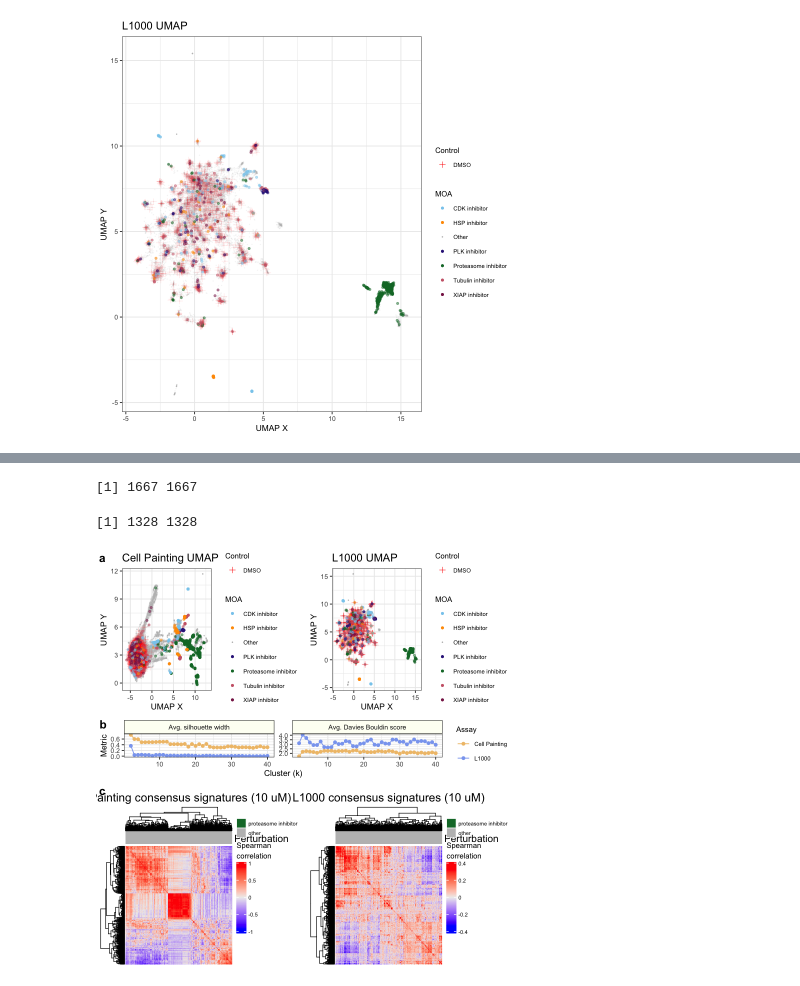
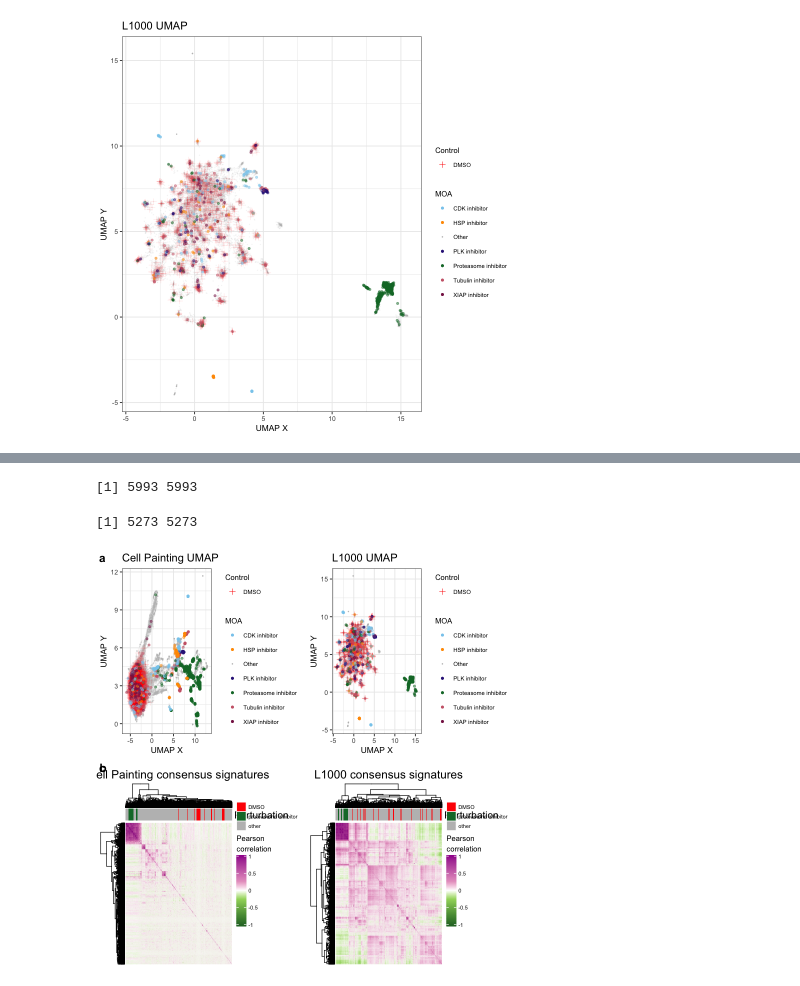
Before and after one commit to broadinstitute/lincs-profiling-complementarity, a Jupyter notebook: 6.paper_figures/figure3.ipynb, the cells around one changed output, grey strips where cells are left out. Cells and saved outputs as stored; diff of their text form; code cells hidden in the pictures.

Commit message:
update heatmap colors

```diff
--- a/6.paper_figures/figure3.ipynb
+++ b/6.paper_figures/figure3.ipynb
@@ -156,12 +85,13 @@ l1000_df <- load_consensus_signatures(assay = "l1000", data_dir = consensus_dir)
 # %%
+# Select DMSO samples and compound treatments with >=10uM
 cp_subset_df <- cp_df %>%
-    dplyr::filter((Metadata_dose_recode >= 6) | (pert_iname == "dmso"))
+    dplyr::filter((Metadata_dose_recode >= 4) | (pert_iname == "dmso"))
 
 cp_corr_df <- cp_subset_df %>%
     dplyr::select(starts_with(c("Cells", "Cytoplasm", "Nuclei"))) %>%
     as.matrix() %>%
     t() %>%
-    Hmisc::rcorr(type = "spearman")
+    Hmisc::rcorr(type = "pearson")
 
 cp_corr_df <- cp_corr_df$r
 
@@ -178,14 +108,14 @@ cp_subset_metadata_df$highlight_moa[cp_subset_metadata_df$pert_iname == "dmso"]
 
 dim(cp_corr_df)
 # %% [output]
-[1] 1667 1667
+[1] 5993 5993
 # %%
 cp_heat_gg <- grid::grid.grabExpr(
     draw(
         Heatmap(
             cp_corr_df,
-
-            column_title = "Cell Painting consensus signatures (10 uM)",
+            col = legend_scale_cols,
+            column_title = "Cell Painting consensus signatures",
 
             top_annotation = HeatmapAnnotation(
                 Perturbation = cp_subset_metadata_df$highlight_moa,
@@ -200,7 +130,7 @@ cp_heat_gg <- grid::grid.grabExpr(
             ),
 
             heatmap_legend_param = list(
-                    title = "Spearman\ncorrelation",
+                    title = "Pearson\ncorrelation",
                     color_bar = "continuous",
                     col_fun = legend_scale_cols,
                     title_gp = gpar(fontsize = lgd_title_fontsize),
@@ -214,13 +144,13 @@ cp_heat_gg <- grid::grid.grabExpr(
 )
 # %%
 l1000_subset_df <- l1000_df %>%
-    dplyr::filter((dose >= 6) | (pert_iname == "dmso"))
+    dplyr::filter((dose >= 4) | (pert_iname == "dmso"))
 
 l1000_corr_df <- l1000_subset_df %>%
     dplyr::select(ends_with("at")) %>%
     as.matrix() %>%
     t() %>%
-    Hmisc::rcorr(type = "spearman")
+    Hmisc::rcorr(type = "pearson")
 
 l1000_corr_df <- l1000_corr_df$r
 
@@ -237,14 +167,14 @@ l1000_subset_metadata_df$highlight_moa[l1000_subset_metadata_df$pert_iname == "d
 
 dim(l1000_corr_df)
 # %% [output]
-[1] 1328 1328
+[1] 5273 5273
 # %%
 l1000_heat_gg <- grid::grid.grabExpr(
     draw(
         Heatmap(
             l1000_corr_df,
-
-            column_title = "L1000 consensus signatures (10 uM)",
+            col = legend_scale_cols,
+            column_title = "L1000 consensus signatures",
 
             top_annotation = HeatmapAnnotation(
                 Perturbation = l1000_subset_metadata_df$highlight_moa,
@@ -259,7 +189,7 @@ l1000_heat_gg <- grid::grid.grabExpr(
             ),
 
             heatmap_legend_param = list(
-                title = "Spearman\ncorrelation",
+                title = "Pearson\ncorrelation",
                 color_bar = "continuous",
                 col_fun = legend_scale_cols,
                 title_gp = gpar(fontsize = lgd_title_fontsize),
@@ -274,33 +204,27 @@ l1000_heat_gg <- grid::grid.grabExpr(
 # %%
 heatmap_panels <- cowplot::plot_grid(
     cp_heat_gg,
     l1000_heat_gg,
     ncol = 2,
     labels = c("c", "")
 )
 
 figure3_gg <- cowplot::plot_grid(
     cowplot::plot_grid(
-        cowplot::plot_grid(
-            cp_umap_gg,
-            l1000_umap_gg,
-            ncol = 2,
-            labels = c("a", "")
-        ),
-        panel_b_gg,
-        nrow = 2,
-        labels = c("", "b"),
-        rel_heights = c(1, 0.4)
+        cp_umap_gg,
+        l1000_umap_gg,
+        ncol = 2,
+        labels = c("a", "")
     ),
     heatmap_panels,
-    rel_heights = c(1, 0.8),
+    rel_heights = c(1, 1),
     ncol = 1,
-    labels = c("", "", "c")
+    labels = c("", "b")
 )
 
 figure3_gg
 # %% [output]
-[figure, old version]
+[figure, new version]
 # %%
 for (extension in extensions) {
     output_file <- paste0(output_figure_base, extension)
```
Also changed, not shown: parts of 8 cells of this notebook, 3 other files.
